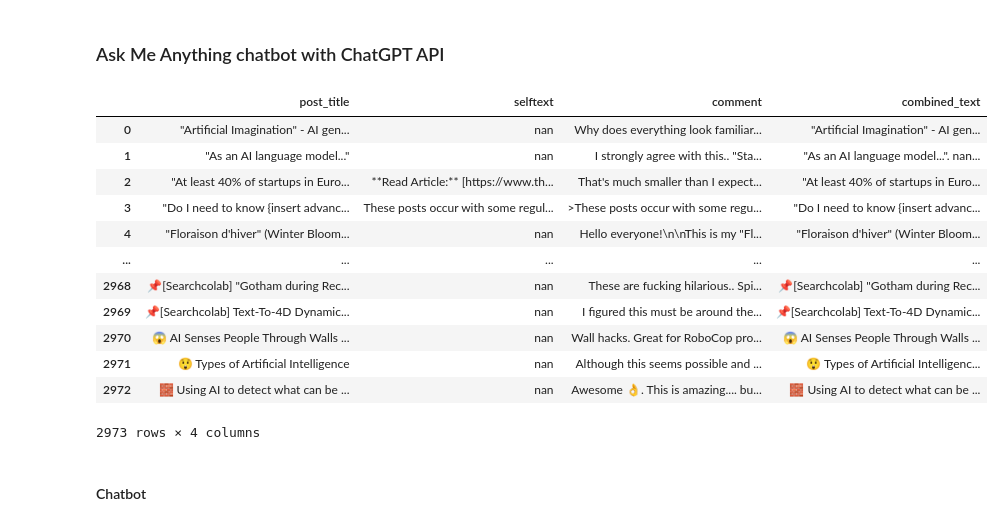
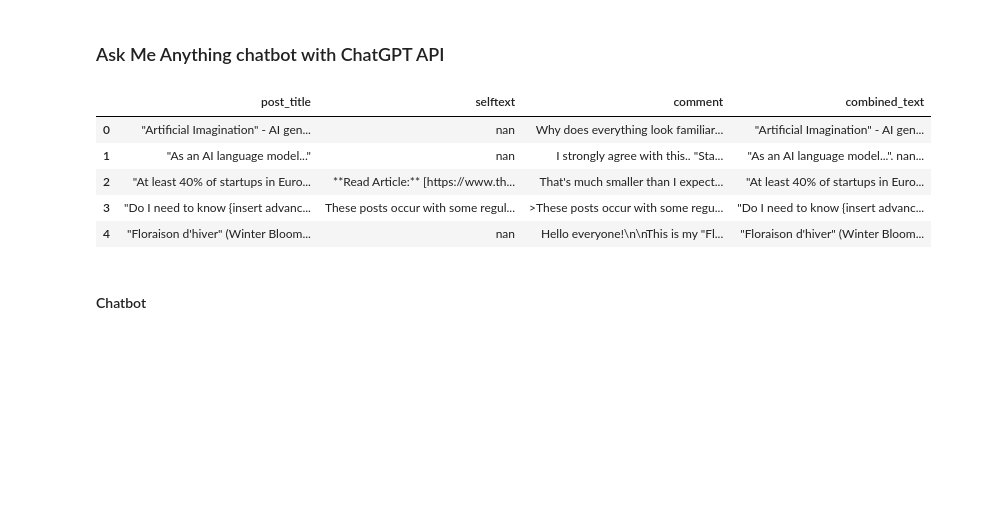
Before and after one commit to bmar97/ChatBot, a Jupyter notebook: redditChatBot.ipynb, the cells around one changed output. Drawn from its saved outputs; the diff is of its cells as text; code cells hidden in the pictures; blank space fills up the shorter version.

```diff
--- a/redditChatBot.ipynb
+++ b/redditChatBot.ipynb
@@ -54,25 +25,32 @@ See the caveats in the documentation: https://pandas.pydata.org/pandas-docs/stab
 # %% [markdown]
 ### Ask Me Anything chatbot with ChatGPT API
 # %%
+# Create dataFrames
+posts_df = pd.read_csv('data/posts.csv')
+comments_df = pd.read_csv('data/comments.csv', lineterminator='\n')
+
+# Convert created data to normal datetime
+posts_df['created_date'] = posts_df['created_utc'].apply(lambda x: dt.datetime.fromtimestamp(x))
+posts_df['created_year'] = posts_df['created_date'].dt.year
+
+# Merge posts with their comments
+comments_posts_df = posts_df.merge(comments_df, on='post_id', how='left')
+
+# Remove rows with missing comments
+comments_posts_df = comments_posts_df[~comments_posts_df['comment'].isnull()]
+
 # Combine all posts and comments and save to a text_file
 comments_posts_df_tmp = comments_posts_df[['post_title', 'selftext', 'comment']].astype(str)
 agg_comments = comments_posts_df_tmp.groupby(['post_title', 'selftext'])['comment'].apply('. '.join).reset_index()
 agg_comments['combined_text'] = agg_comments.astype(str).agg('. '.join, axis=1)
-agg_comments
+agg_comments.head()
 # %% [output]
 |  | post_title | selftext | comment | combined_text |
 | 0 | "Artificial Imagination" - AI gen... | nan | Why does everything look familiar... | "Artificial Imagination" - AI gen... |
 | 1 | "As an AI language model..." | nan | I strongly agree with this.. "Sta... | "As an AI language model...". nan... |
 | 2 | "At least 40% of startups in Euro... | **Read Article:** [https://www.th... | That's much smaller than I expect... | "At least 40% of startups in Euro... |
 | 3 | "Do I need to know {insert advanc... | These posts occur with some regul... | >These posts occur with some regu... | "Do I need to know {insert advanc... |
 | 4 | "Floraison d'hiver" (Winter Bloom... | nan | Hello everyone!\n\nThis is my "Fl... | "Floraison d'hiver" (Winter Bloom... |
-| ... | ... | ... | ... | ... |
-| 2968 | 📌[Searchcolab] "Gotham during Rec... | nan | These are fucking hilarious.. Spi... | 📌[Searchcolab] "Gotham during Rec... |
-| 2969 | 📌[Searchcolab] Text-To-4D Dynamic... | nan | I figured this must be around the... | 📌[Searchcolab] Text-To-4D Dynamic... |
-| 2970 | 😱 AI Senses People Through Walls ... | nan | Wall hacks. Great for RoboCop pro... | 😱 AI Senses People Through Walls ... |
-| 2971 | 😲 Types of Artificial Intelligence | nan | Although this seems possible and ... | 😲 Types of Artificial Intelligenc... |
-| 2972 | 🧱 Using AI to detect what can be ... | nan | Awesome 👌. This is amazing.... bu... | 🧱 Using AI to detect what can be ... |
-2973 rows × 4 columns
 # %%
 # Save to txt file
 all_text = agg_comments[['combined_text']].to_json()
```
Also changed, not shown: parts of 22 cells of this notebook, 1 other file.
